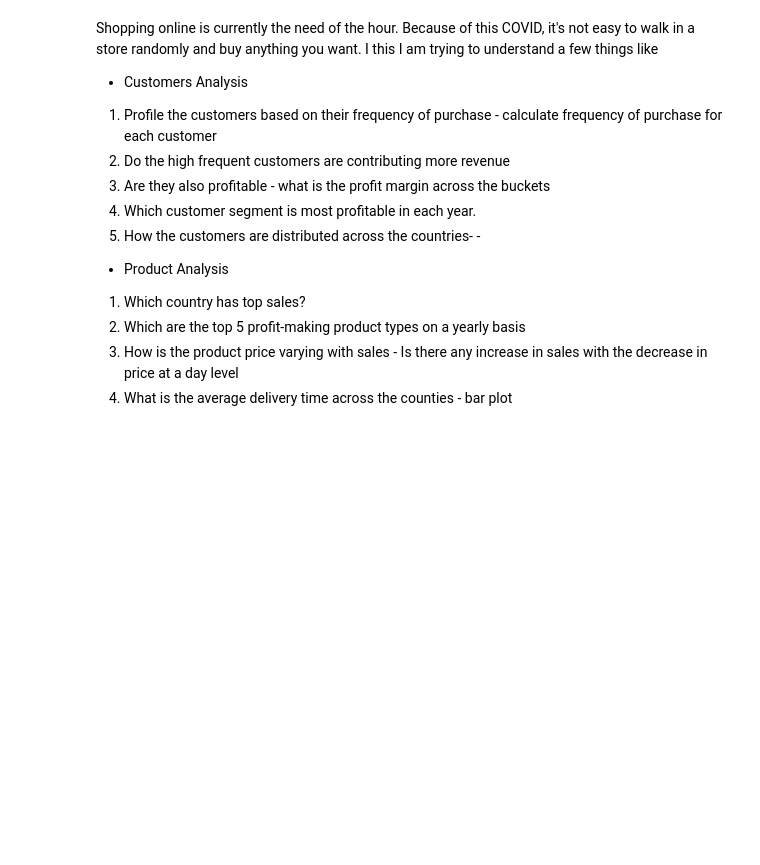
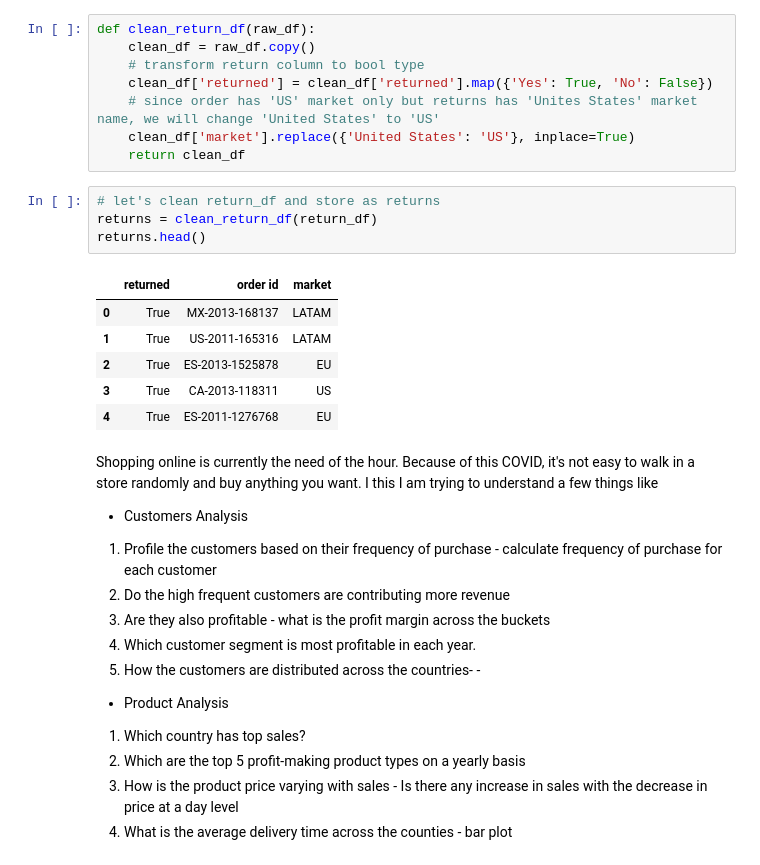
Before and after one commit to annugit1655/Global-Superstore-Project, a Jupyter notebook: notebooks/order-return-customer-product-analysis.ipynb, the cells around one changed output. Drawn from its saved outputs; the diff is of its cells as text; blank space fills up the shorter version.

```diff
--- a/notebooks/order-return-customer-product-analysis.ipynb
+++ b/notebooks/order-return-customer-product-analysis.ipynb
@@ -1,3 +279,22 @@
+# %%
+def clean_return_df(raw_df):
+    clean_df = raw_df.copy()
+    # transform return column to bool type
+    clean_df['returned'] = clean_df['returned'].map({'Yes': True, 'No': False})
+    # since order has 'US' market only but returns has 'Unites States' market name, we will change 'United States' to 'US'
+    clean_df['market'].replace({'United States': 'US'}, inplace=True)
+    return clean_df
+# %%
+# let's clean return_df and store as returns
+returns = clean_return_df(return_df)
+returns.head()
+# %% [output]
+|  | returned | order id | market |
+| 0 | True | MX-2013-168137 | LATAM |
+| 1 | True | US-2011-165316 | LATAM |
+| 2 | True | ES-2013-1525878 | EU |
+| 3 | True | CA-2013-118311 | US |
+| 4 | True | ES-2011-1276768 | EU |
 # %% [markdown]
 Shopping online is currently the need of the hour. Because of this COVID, it's not easy to walk in a store randomly and buy anything you want. I this I am trying to understand a few things like
 
```
Also changed, not shown: parts of 29 cells of this notebook.
